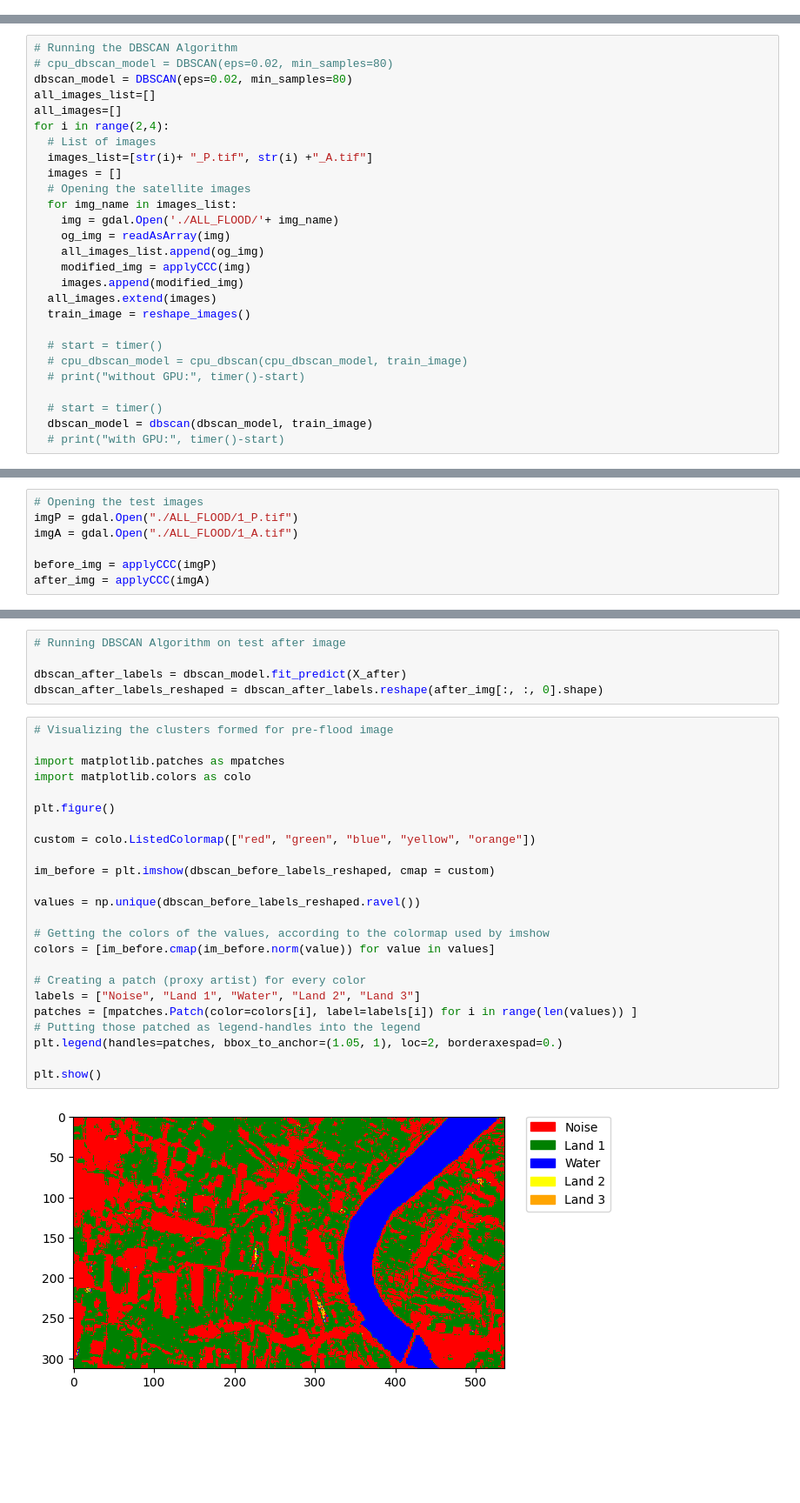
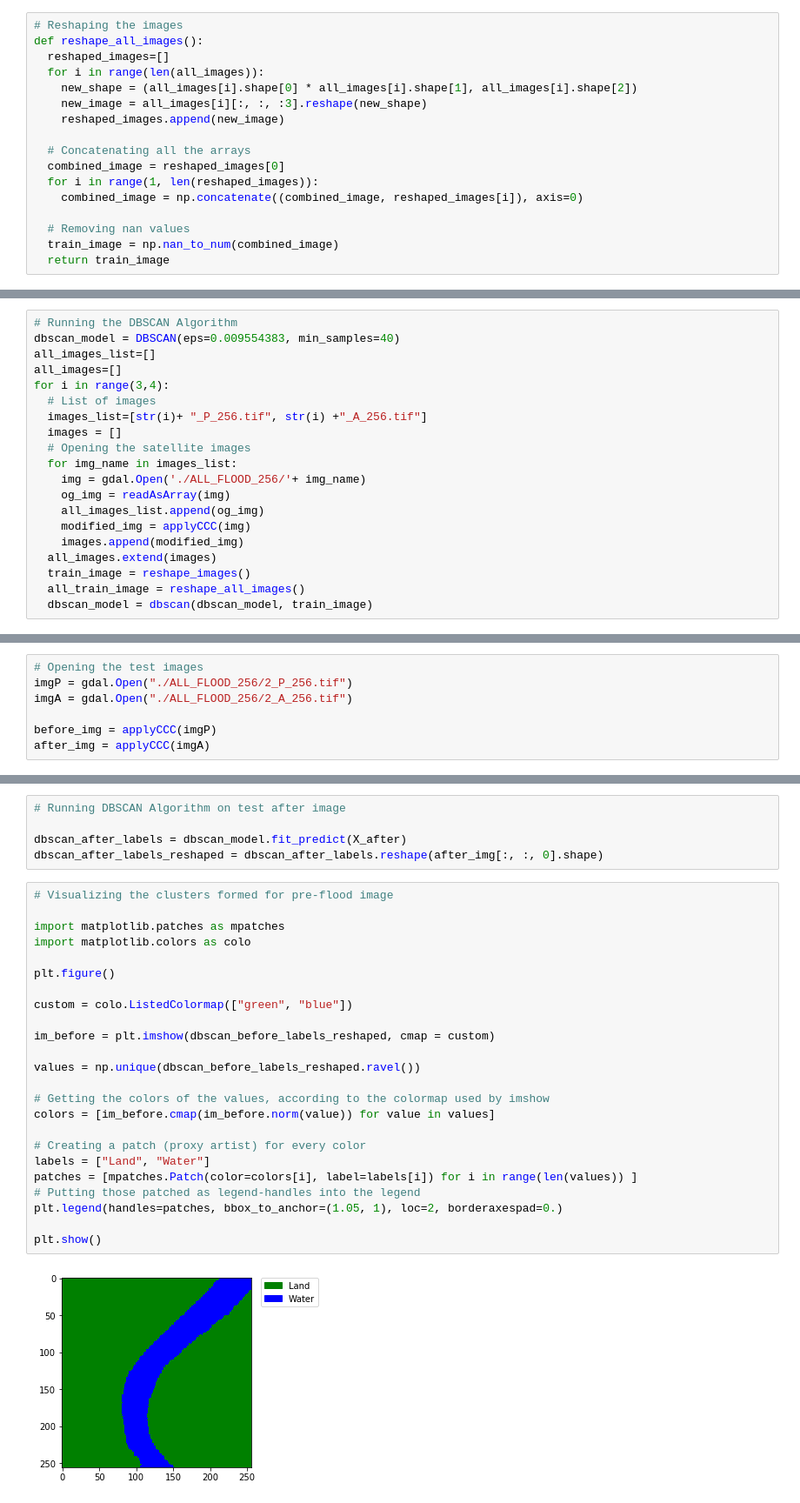
Before and after one commit to Sparsh1101/FDAP, a Jupyter notebook: LY Project DBScan.ipynb, the cells around one changed output, grey strips where cells are left out. Shown at 87% size. Saved outputs shown, nothing was run; the diff lists cells and outputs as text; blank space fills up the shorter version.

```diff
--- a/LY Project DBScan.ipynb
+++ b/LY Project DBScan.ipynb
@@ -48,6 +48,23 @@ def reshape_images():
   # Removing nan values
   train_image = np.nan_to_num(combined_image)
   return train_image
+# %%
+# Reshaping the images
+def reshape_all_images():
+  reshaped_images=[]
+  for i in range(len(all_images)):
+    new_shape = (all_images[i].shape[0] * all_images[i].shape[1], all_images[i].shape[2])
+    new_image = all_images[i][:, :, :3].reshape(new_shape)
+    reshaped_images.append(new_image)
+
+  # Concatenating all the arrays
+  combined_image = reshaped_images[0]
+  for i in range(1, len(reshaped_images)):
+    combined_image = np.concatenate((combined_image, reshaped_images[i]), axis=0)
+
+  # Removing nan values
+  train_image = np.nan_to_num(combined_image)
+  return train_image
 # %%
 # Defining Plot Function
 
@@ -67,31 +84,24 @@ def dbscan(model, trn_img):
 	# 	return model.fit(trn_img)
 # %%
 # Running the DBSCAN Algorithm
-# cpu_dbscan_model = DBSCAN(eps=0.02, min_samples=80)
-dbscan_model = DBSCAN(eps=0.02, min_samples=80)
+dbscan_model = DBSCAN(eps=0.009554383, min_samples=40)
 all_images_list=[]
 all_images=[]
-for i in range(2,4):
+for i in range(3,4):
   # List of images
-  images_list=[str(i)+ "_P.tif", str(i) +"_A.tif"]
+  images_list=[str(i)+ "_P_256.tif", str(i) +"_A_256.tif"]
   images = []
   # Opening the satellite images
   for img_name in images_list:
-    img = gdal.Open('./ALL_FLOOD/'+ img_name)
+    img = gdal.Open('./ALL_FLOOD_256/'+ img_name)
     og_img = readAsArray(img)
     all_images_list.append(og_img)
     modified_img = applyCCC(img)
     images.append(modified_img)
   all_images.extend(images)
   train_image = reshape_images()
-
-  # start = timer()
-  # cpu_dbscan_model = cpu_dbscan(cpu_dbscan_model, train_image)
-  # print("without GPU:", timer()-start)
-
-  # start = timer()
+  all_train_image = reshape_all_images()
   dbscan_model = dbscan(dbscan_model, train_image)
-  # print("with GPU:", timer()-start)
 # %%
 # Visualizing all the images
 for img in all_images_list:
@@ -117,7 +121,7 @@ Clipping input data to the valid range for imshow with RGB data ([0..1] for floa
 # %%
 # Opening the test images
-imgP = gdal.Open("./ALL_FLOOD/1_P.tif")
-imgA = gdal.Open("./ALL_FLOOD/1_A.tif")
+imgP = gdal.Open("./ALL_FLOOD_256/2_P_256.tif")
+imgA = gdal.Open("./ALL_FLOOD_256/2_A_256.tif")
 
 before_img = applyCCC(imgP)
 after_img = applyCCC(imgA)
@@ -151,29 +155,29 @@ dbscan_after_labels_reshaped = dbscan_after_labels.reshape(after_img[:, :, 0].sh
 # %%
 # Visualizing the clusters formed for pre-flood image
 
 import matplotlib.patches as mpatches
 import matplotlib.colors as colo
 
 plt.figure()
 
-custom = colo.ListedColormap(["red", "green", "blue", "yellow", "orange"])
+custom = colo.ListedColormap(["green", "blue"])
 
 im_before = plt.imshow(dbscan_before_labels_reshaped, cmap = custom)
 
 values = np.unique(dbscan_before_labels_reshaped.ravel())
 
 # Getting the colors of the values, according to the colormap used by imshow
 colors = [im_before.cmap(im_before.norm(value)) for value in values]
 
 # Creating a patch (proxy artist) for every color
-labels = ["Noise", "Land 1", "Water", "Land 2", "Land 3"]
+labels = ["Land", "Water"]
 patches = [mpatches.Patch(color=colors[i], label=labels[i]) for i in range(len(values)) ]
 # Putting those patched as legend-handles into the legend
 plt.legend(handles=patches, bbox_to_anchor=(1.05, 1), loc=2, borderaxespad=0.)
 
 plt.show()
 # %% [output]
-[figure, old version]
+[figure, new version]
 # %%
 # Visualizing the clusters formed for post-flood image
 
```
Also changed, not shown: parts of 9 cells of this notebook, 8 other files.
